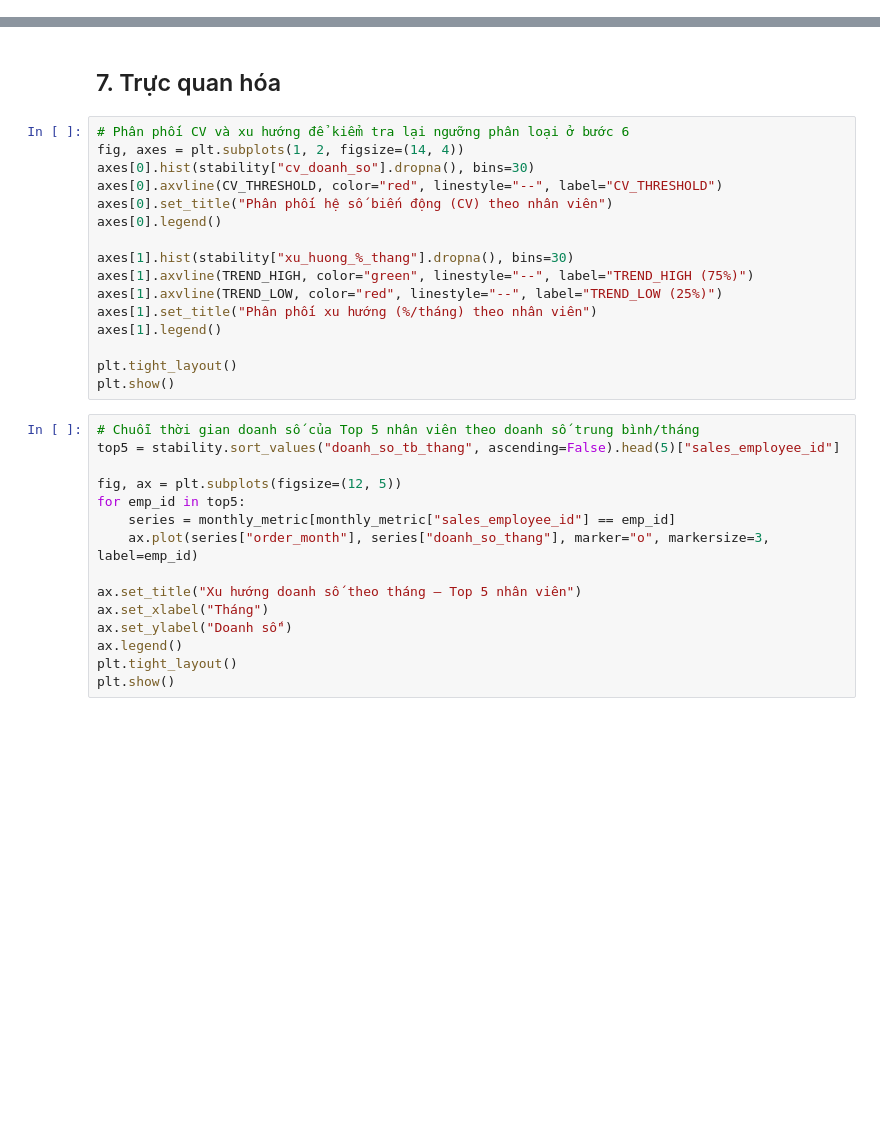
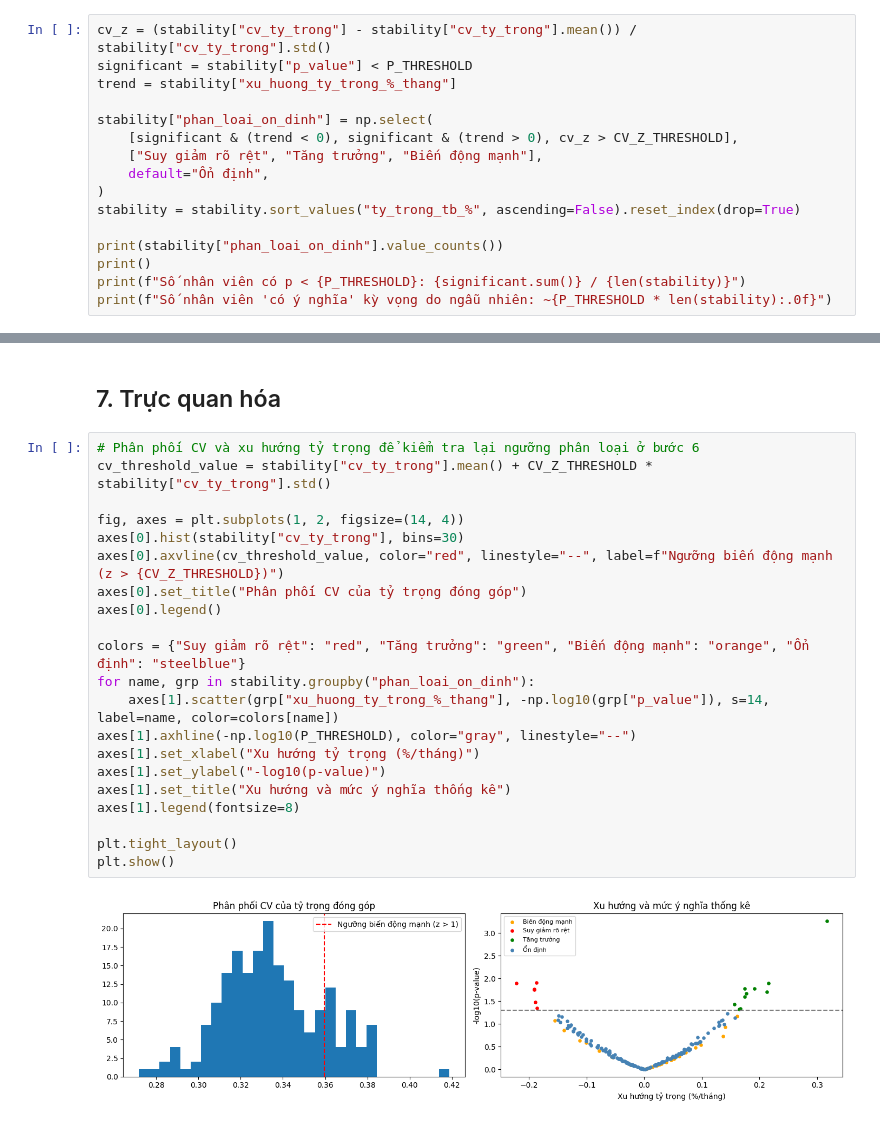
Before and after one commit to thanks-hin/DAAI_N1.4, a Jupyter notebook: problem_statements/code/PS3_SalesStability.ipynb, the cells around one changed output, grey strips where cells are left out. Saved outputs shown, nothing was run; the diff lists cells and outputs as text; blank space fills up the shorter version.

```diff
--- a/problem_statements/code/PS3_SalesStability.ipynb
+++ b/problem_statements/code/PS3_SalesStability.ipynb
@@ -248,0 +273,16 @@ print(stability["phan_loai_on_dinh"].value_counts())
+# %%
+cv_z = (stability["cv_ty_trong"] - stability["cv_ty_trong"].mean()) / stability["cv_ty_trong"].std()
+significant = stability["p_value"] < P_THRESHOLD
+trend = stability["xu_huong_ty_trong_%_thang"]
+
+stability["phan_loai_on_dinh"] = np.select(
+    [significant & (trend < 0), significant & (trend > 0), cv_z > CV_Z_THRESHOLD],
+    ["Suy giảm rõ rệt", "Tăng trưởng", "Biến động mạnh"],
+    default="Ổn định",
+)
+stability = stability.sort_values("ty_trong_tb_%", ascending=False).reset_index(drop=True)
+
+print(stability["phan_loai_on_dinh"].value_counts())
+print()
+print(f"Số nhân viên có p < {P_THRESHOLD}: {significant.sum()} / {len(stability)}")
+print(f"Số nhân viên 'có ý nghĩa' kỳ vọng do ngẫu nhiên: ~{P_THRESHOLD * len(stability):.0f}")
@@ -249,33 +299,25 @@ print(stability["phan_loai_on_dinh"].value_counts())
 # %% [markdown]
 ## 7. Trực quan hóa
 # %%
-# Phân phối CV và xu hướng để kiểm tra lại ngưỡng phân loại ở bước 6
+# Phân phối CV và xu hướng tỷ trọng để kiểm tra lại ngưỡng phân loại ở bước 6
+cv_threshold_value = stability["cv_ty_trong"].mean() + CV_Z_THRESHOLD * stability["cv_ty_trong"].std()
+
 fig, axes = plt.subplots(1, 2, figsize=(14, 4))
-axes[0].hist(stability["cv_doanh_so"].dropna(), bins=30)
-axes[0].axvline(CV_THRESHOLD, color="red", linestyle="--", label="CV_THRESHOLD")
-axes[0].set_title("Phân phối hệ số biến động (CV) theo nhân viên")
+axes[0].hist(stability["cv_ty_trong"], bins=30)
+axes[0].axvline(cv_threshold_value, color="red", linestyle="--", label=f"Ngưỡng biến động mạnh (z > {CV_Z_THRESHOLD})")
+axes[0].set_title("Phân phối CV của tỷ trọng đóng góp")
 axes[0].legend()
 
-axes[1].hist(stability["xu_huong_%_thang"].dropna(), bins=30)
-axes[1].axvline(TREND_HIGH, color="green", linestyle="--", label="TREND_HIGH (75%)")
-axes[1].axvline(TREND_LOW, color="red", linestyle="--", label="TREND_LOW (25%)")
-axes[1].set_title("Phân phối xu hướng (%/tháng) theo nhân viên")
-axes[1].legend()
+colors = {"Suy giảm rõ rệt": "red", "Tăng trưởng": "green", "Biến động mạnh": "orange", "Ổn định": "steelblue"}
+for name, grp in stability.groupby("phan_loai_on_dinh"):
+    axes[1].scatter(grp["xu_huong_ty_trong_%_thang"], -np.log10(grp["p_value"]), s=14, label=name, color=colors[name])
+axes[1].axhline(-np.log10(P_THRESHOLD), color="gray", linestyle="--")
+axes[1].set_xlabel("Xu hướng tỷ trọng (%/tháng)")
+axes[1].set_ylabel("-log10(p-value)")
+axes[1].set_title("Xu hướng và mức ý nghĩa thống kê")
+axes[1].legend(fontsize=8)
 
 plt.tight_layout()
 plt.show()
+# %% [output]
+[figure, added]
-# %%
-# Chuỗi thời gian doanh số của Top 5 nhân viên theo doanh số trung bình/tháng
-top5 = stability.sort_values("doanh_so_tb_thang", ascending=False).head(5)["sales_employee_id"]
-
-fig, ax = plt.subplots(figsize=(12, 5))
-for emp_id in top5:
-    series = monthly_metric[monthly_metric["sales_employee_id"] == emp_id]
-    ax.plot(series["order_month"], series["doanh_so_thang"], marker="o", markersize=3, label=emp_id)
-
-ax.set_title("Xu hướng doanh số theo tháng — Top 5 nhân viên")
-ax.set_xlabel("Tháng")
-ax.set_ylabel("Doanh số")
-ax.legend()
-plt.tight_layout()
-plt.show()
```
Also changed, not shown: parts of 23 cells of this notebook, 7 other files.
